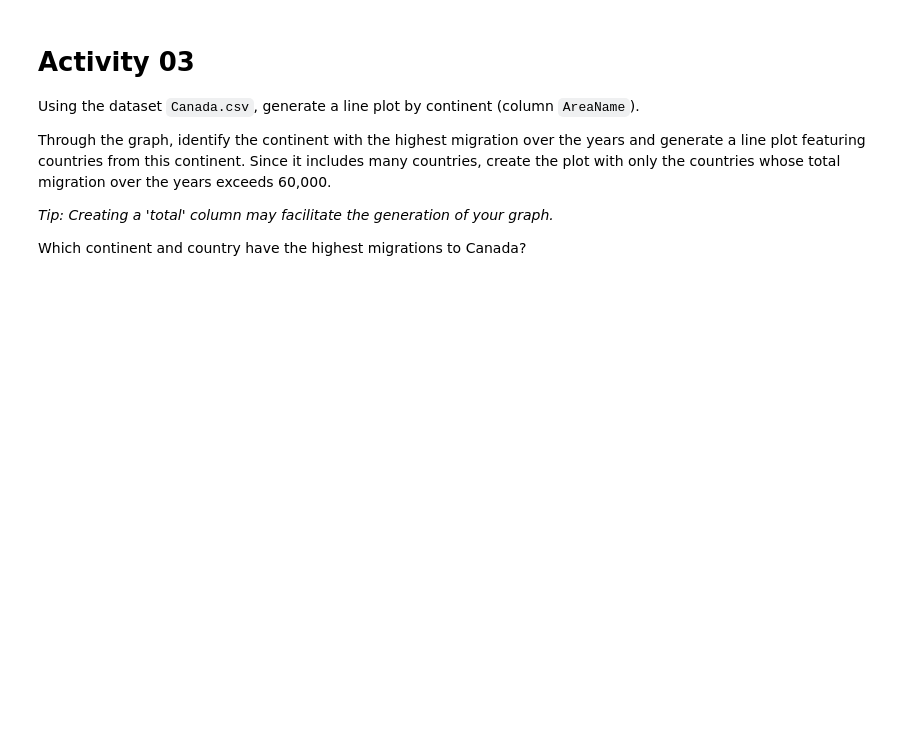
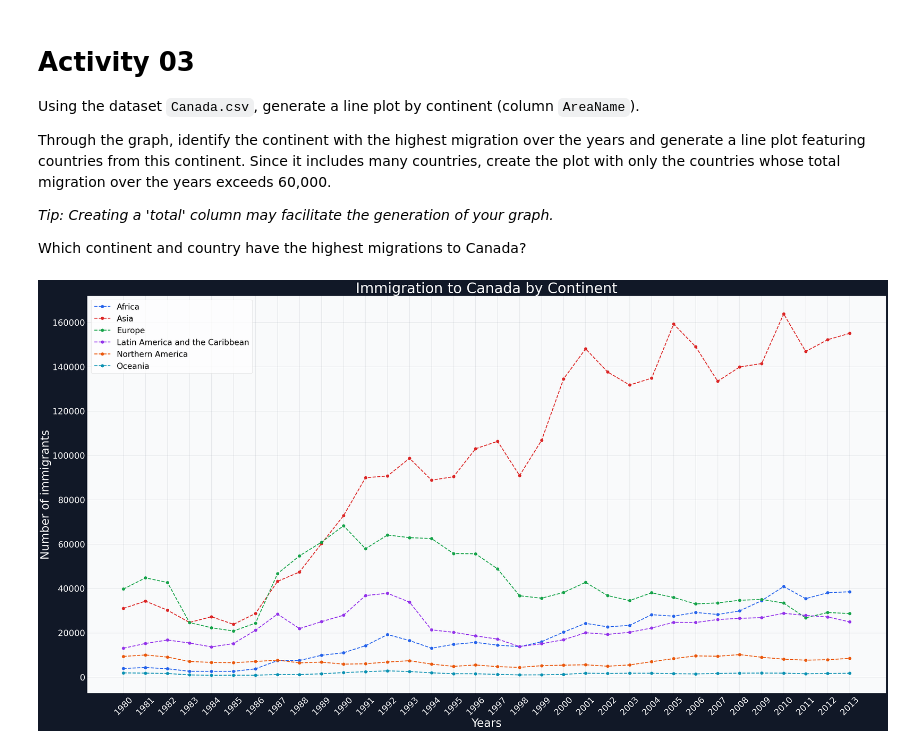
Before and after one commit to clementdumet/dm_web2026, a Jupyter notebook: 05_matplotlib_and_lineplot/lineplot.ipynb, the cells around one changed output. Cells and saved outputs as stored; diff of their text form; code cells hidden in the pictures; blank space fills up the shorter version.

```diff
--- a/05_matplotlib_and_lineplot/lineplot.ipynb
+++ b/05_matplotlib_and_lineplot/lineplot.ipynb
@@ -338,0 +337,86 @@ Which continent and country have the highest migrations to Canada?
+# %%
+# Do the Activity 03 Here
+
+# Create a cleaner dataframe and keep the year columns together.
+columns = {"OdName": "Country",
+           "AreaName": "Region"}
+
+df_activity03 = df.rename(columns=columns).drop(["Type", "Coverage", "AREA", "REG", "DEV", "DevName"], axis=1)
+
+x_axis = [str(x) for x in range(1980, 2014)]
+df_activity03["Total"] = df_activity03[x_axis].sum(axis=1)
+
+# Generate a line plot by continent.
+df_continents = df_activity03.groupby("Region")[x_axis].sum()
+df_continents["Total"] = df_continents[x_axis].sum(axis=1)
+
+plt.figure(figsize=(50, 25), facecolor="#111827")
+ax = plt.gca()
+ax.set_facecolor("#F9FAFB")
+
+colors = ["#2563EB", "#DC2626", "#16A34A", "#9333EA", "#EA580C", "#0891B2"]
+
+for region, color in zip(df_continents.index, colors):
+    plt.plot(x_axis,
+             df_continents.loc[region, x_axis],
+             marker="o",
+             linestyle="--",
+             linewidth=3,
+             markersize=10,
+             color=color,
+             label=region)
+
+plt.title("Immigration to Canada by Continent", fontsize=50, color="white")
+plt.xlabel("Years", fontsize=40, color="white")
+plt.ylabel("Number of immigrants", fontsize=40, color="white")
+
+plt.xticks(rotation=45, fontsize=30, color="white")
+plt.yticks(fontsize=30, color="white")
+plt.grid(True, color="#9CA3AF", alpha=0.5)
+plt.legend(fontsize=28)
+
+for spine in ax.spines.values():
+    spine.set_color("#111827")
+
+plt.show()
+
+# Identify the continent with the highest total immigration.
+top_continent = df_continents["Total"].idxmax()
+print("Continent with the highest migration:", top_continent)
+
+# Plot only countries from the top continent with total migration above 60,000.
+df_top_continent = df_activity03[(df_activity03["Region"] == top_continent) & (df_activity03["Total"] > 60000)]
+df_top_continent = df_top_continent.sort_values("Total", ascending=False)
+
+plt.figure(figsize=(50, 25), facecolor="#0F172A")
+ax = plt.gca()
+ax.set_facecolor("#F8FAFC")
+
+for index, row in df_top_continent.iterrows():
+    plt.plot(x_axis,
+             row[x_axis],
+             marker="o",
+             linestyle="--",
+             linewidth=3,
+             markersize=9,
+             label=row["Country"])
+
+plt.title("Asian Countries with More Than 60,000 Immigrants to Canada", fontsize=50, color="white")
+plt.xlabel("Years", fontsize=40, color="white")
+plt.ylabel("Number of immigrants", fontsize=40, color="white")
+
+plt.xticks(rotation=45, fontsize=30, color="white")
+plt.yticks(fontsize=30, color="white")
+plt.grid(True, color="#94A3B8", alpha=0.5)
+plt.legend(fontsize=24, ncol=2)
+
+for spine in ax.spines.values():
+    spine.set_color("#0F172A")
+
+plt.show()
+
+top_country = df_top_continent.iloc[0]
+print("Country with the highest migration:", top_country["Country"])
+print("Total migration:", top_country["Total"])
+# %% [output]
+[figure, added]
```
Also changed, not shown: parts of 2 cells of this notebook.
